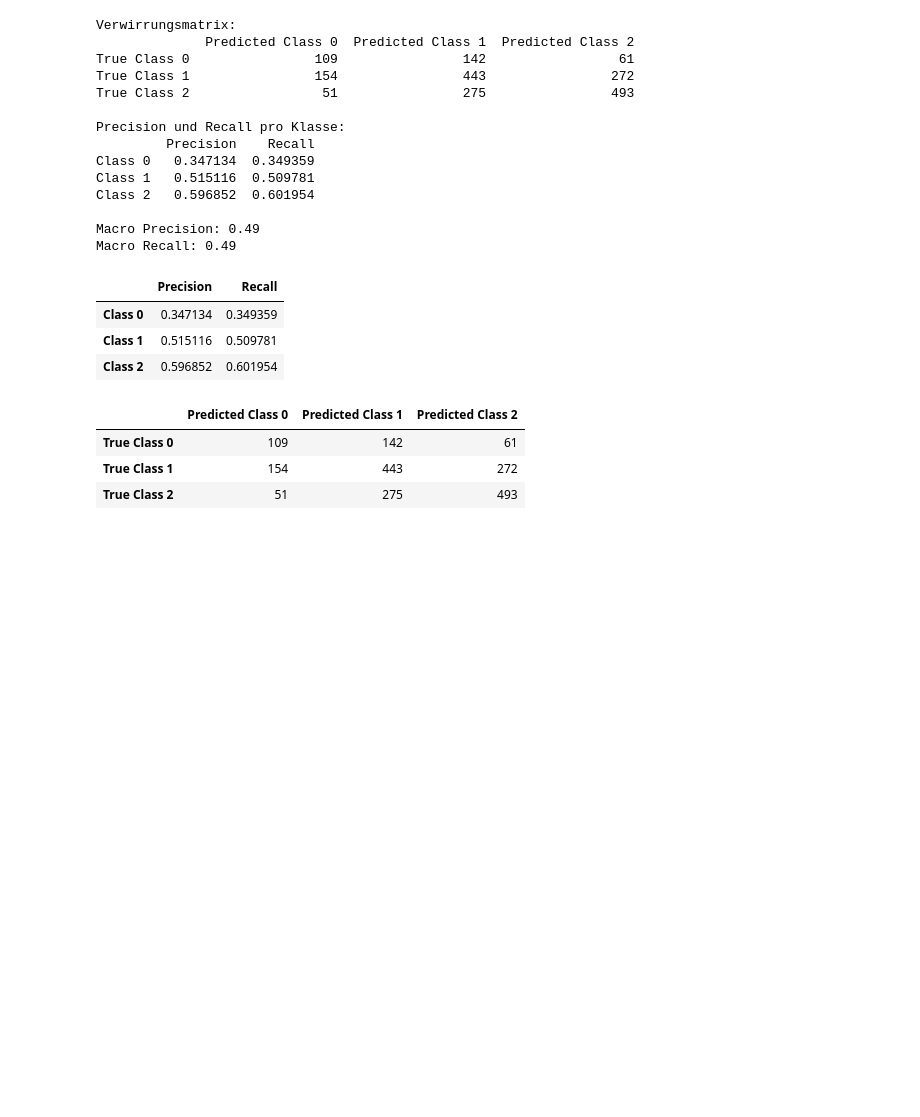
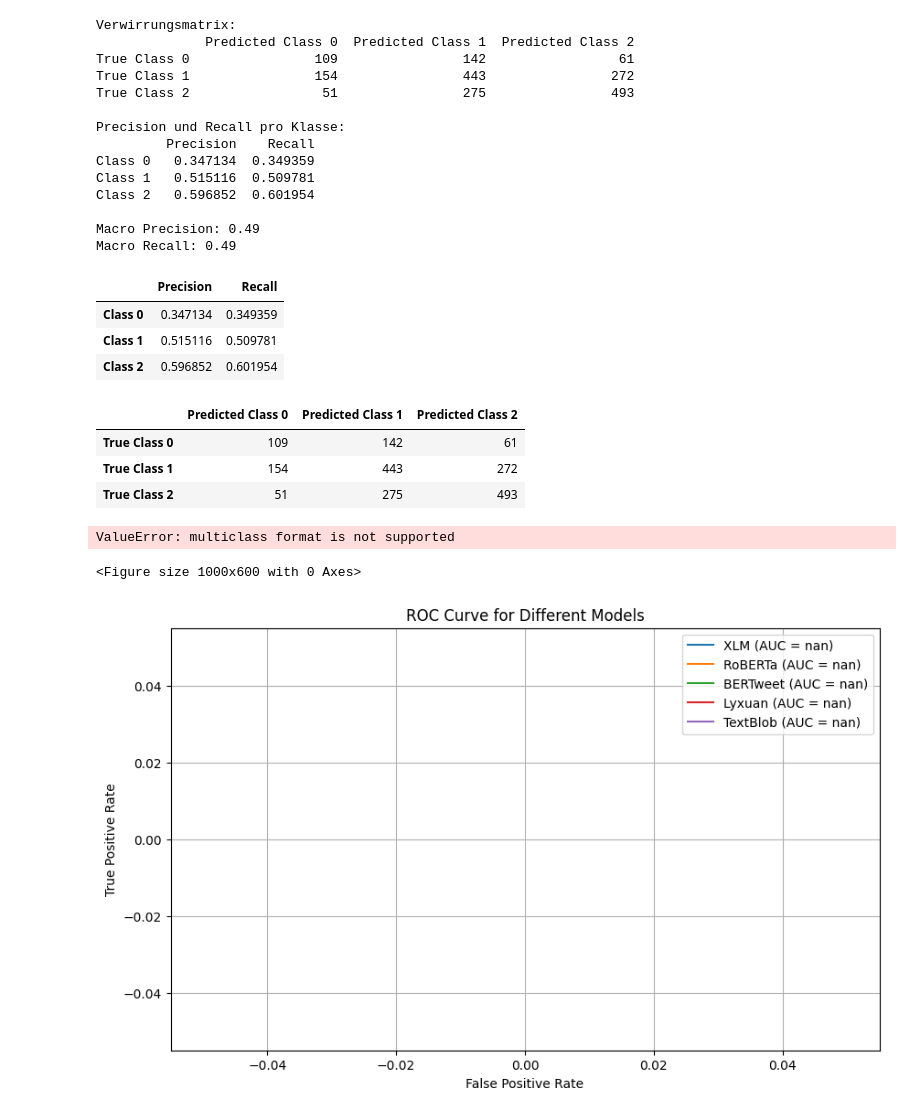
Before and after one commit to NadineLigensa/sentiment-analysis-ba, a Jupyter notebook: analysis/testing/textblob.ipynb, the cells around one changed output. Drawn from its saved outputs; the diff is of its cells as text; code cells hidden in the pictures; blank space fills up the shorter version.

```diff
--- a/analysis/testing/textblob.ipynb
+++ b/analysis/testing/textblob.ipynb
@@ -141,0 +147,71 @@ confusion_df
+# %%
+# Verwirrungsmatrizen in DataFrames umwandeln
+data = {
+    'Model': ['XLM', 'RoBERTa', 'BERTweet', 'Lyxuan', 'TextBlob'],
+    'True Class 0': [275, 241, 263, 144, 109],
+    'Predicted Class 0': [275, 241, 263, 144, 109],
+    'True Class 1': [185, 116, 67, 51, 154],
+    'Predicted Class 1': [27, 65, 43, 166, 142],
+    'True Class 2': [32, 15, 4, 12, 51],
+    'Predicted Class 2': [10, 6, 6, 2, 61]
+}
+
+df = pd.DataFrame(data)
+
+# ROC-Kurven berechnen und plotten
+plt.figure(figsize=(10, 6))
+
+for index, row in df.iterrows():
+    true_labels = np.array([row['True Class 0'], row['True Class 1'], row['True Class 2']])
+    predicted_scores = np.array([row['Predicted Class 0'], row['Predicted Class 1'], row['Predicted Class 2']])
+    fpr, tpr, _ = roc_curve(true_labels, predicted_scores)
+    roc_auc = auc(fpr, tpr)
+
+    plt.plot(fpr, tpr, label=f'{row["Model"]} (AUC = {roc_auc:.2f})')
+
+plt.xlabel('False Positive Rate')
+plt.ylabel('True Positive Rate')
+plt.title('ROC Curve for Different Models')
+plt.legend(loc='best')
+plt.grid(True)
+plt.show()
+# %% [output]
+ValueError: multiclass format is not supported
+<Figure size 1000x600 with 0 Axes>
+# %%
+from sklearn.metrics import roc_curve, auc
+import matplotlib.pyplot as plt
+import pandas as pd
+import numpy as np
+
+data = {
+    'Model': ['XLM', 'RoBERTa', 'BERTweet', 'Lyxuan', 'TextBlob'],
+    'True Class 0': [275, 241, 263, 144, 109],
+    'Predicted Class 0': [275, 241, 263, 144, 109],
+    'True Class 1': [185, 116, 67, 51, 154],
+    'Predicted Class 1': [27, 65, 43, 166, 142],
+    'True Class 2': [32, 15, 4, 12, 51],
+    'Predicted Class 2': [10, 6, 6, 2, 61]
+}
+
+df = pd.DataFrame(data)
+
+plt.figure(figsize=(10, 6))
+
+for index, row in df.iterrows():
+    true_labels = np.array([row['True Class 0'], row['True Class 1'], row['True Class 2']])
+    predicted_scores = np.array([row['Predicted Class 0'], row['Predicted Class 1'], row['Predicted Class 2']])
+
+    fpr, tpr, _ = roc_curve(true_labels, predicted_scores, pos_label=1)
+    roc_auc = auc(fpr, tpr)
+
+    plt.plot(fpr, tpr, label=f'{row["Model"]} (AUC = {roc_auc:.2f})')
+
+plt.xlabel('False Positive Rate')
+plt.ylabel('True Positive Rate')
+plt.title('ROC Curve for Different Models')
+plt.legend(loc='best')
+plt.grid(True)
+plt.show()
+# %% [output]
+[figure, added]
```
Also changed, not shown: parts of 1 cell of this notebook, 4 other files.
